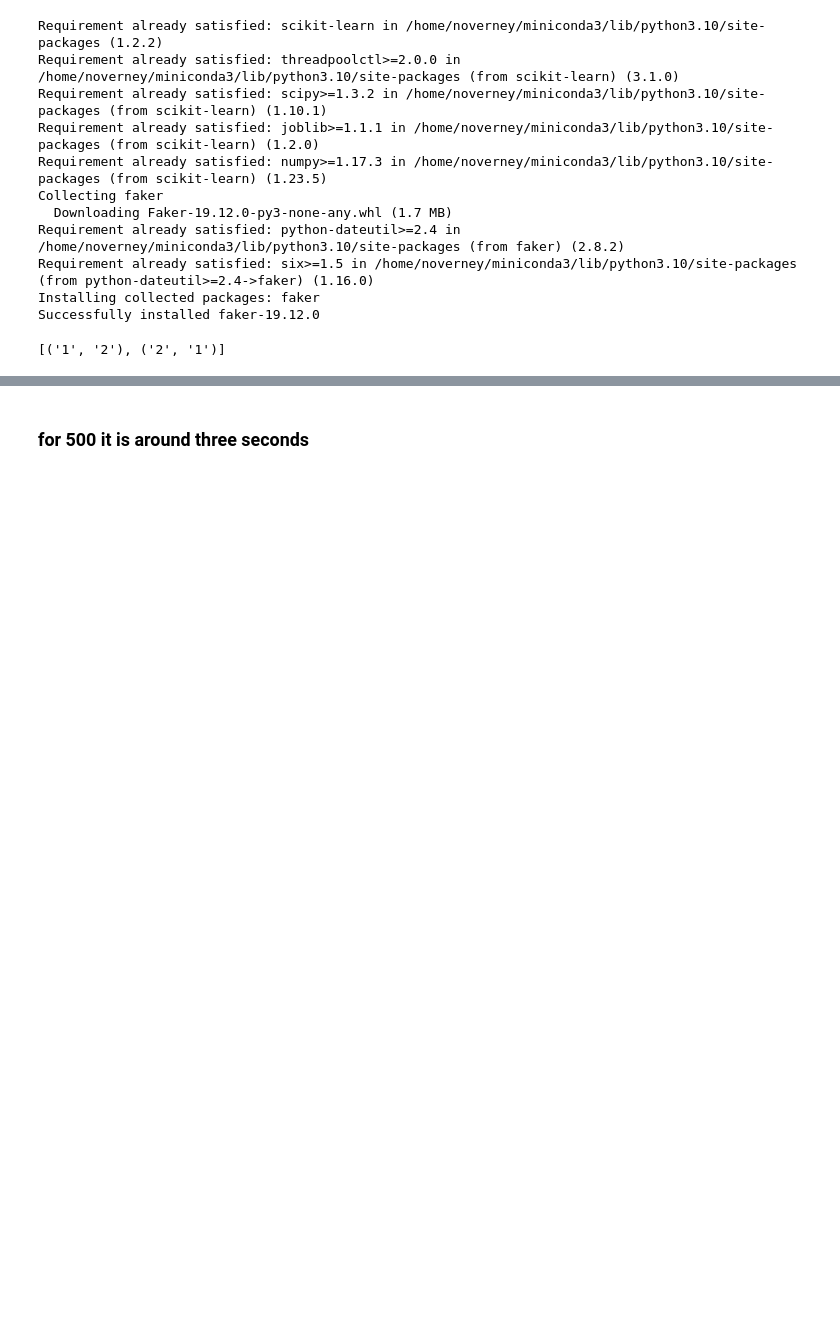
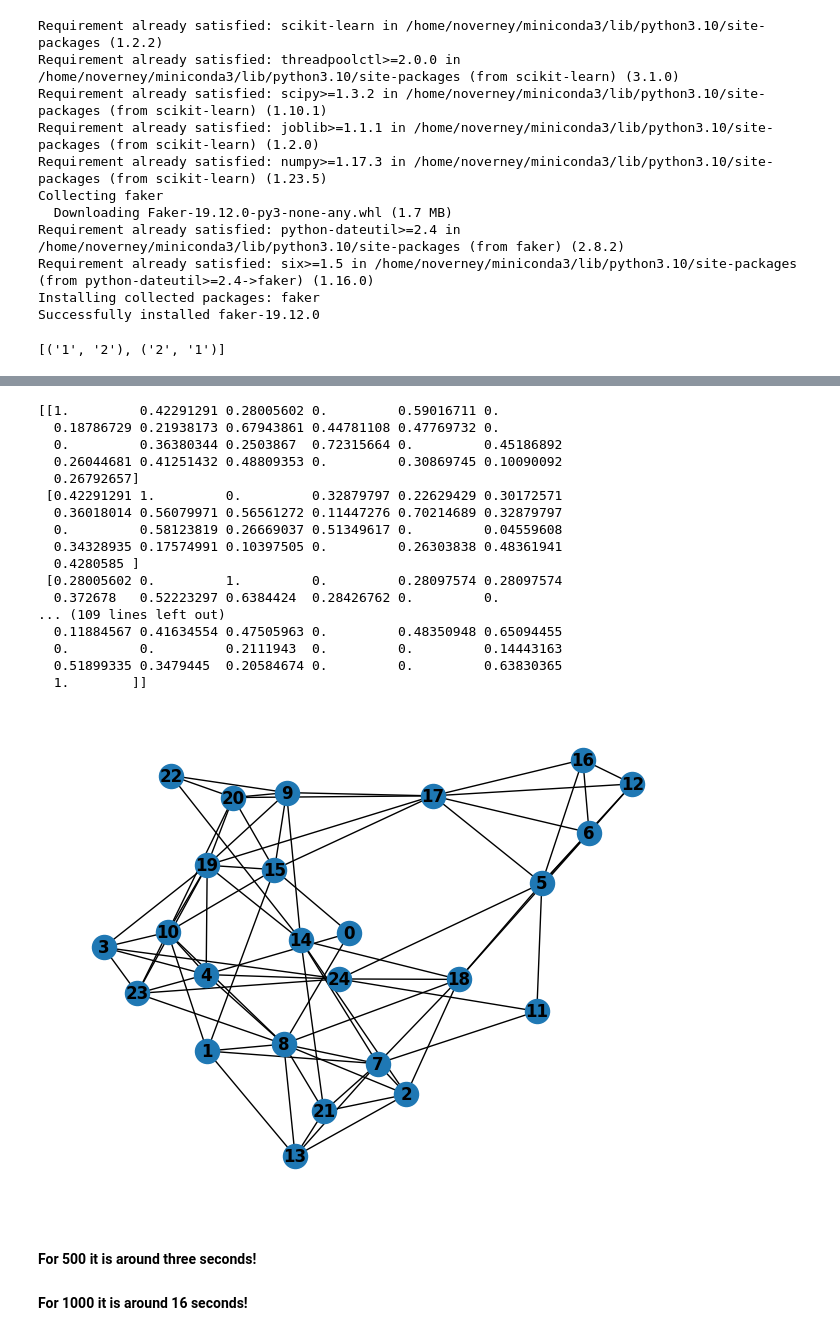
Before and after one commit to noverney/randoms, a Jupyter notebook: notebooks/playground.ipynb, the cells around one changed output, grey strips where cells are left out. Cells and saved outputs as stored; diff of their text form; code cells hidden in the pictures; blank space fills up the shorter version.

```diff
--- a/notebooks/playground.ipynb
+++ b/notebooks/playground.ipynb
@@ -114,0 +143,29 @@ print([(match1.id,match2.id)  for match1,match2 in create_matches_from_users(fak
+# %%
+# now we can think of testing for larger scenerios
+# we can do a graph of the plots
+from functions.matching_users import convert_preferences_to_matrix
+from functions.matching_users import get_preference_lists
+from sklearn.metrics.pairwise import cosine_similarity
+!pip install networkx
+
+import matplotlib.pyplot as plt
+import networkx as nx
+
+def plot_graph(num_users):
+    users = create_fake_users(num_users)
+    names = [x.id for x in users]
+    pref_matrix = convert_preferences_to_matrix([x.preferences for x in users])
+
+    user_preferences = cosine_similarity(pref_matrix)
+    # so we essentailly have name -> name weight
+    print(user_preferences)
+
+    # preference_order = get_preference_lists(names, pref_matrix)
+    #print(preference_order)
+    G = nx.Graph()
+
+    for x in range(len(user_preferences)):
+        for y in range(len(user_preferences[0])):
+            if user_preferences[x][y] >= 0.5 and x != y:
+                G.add_edge(x,y, weight=user_preferences[x][y])
+    nx.draw(G, with_labels=True, font_weight='bold')
@@ -115,2 +174,24 @@ print([(match1.id,match2.id)  for match1,match2 in create_matches_from_users(fak
+# %%
+plot_graph(25)
+# %% [output]
+[[1.         0.42291291 0.28005602 0.         0.59016711 0.
+  0.18786729 0.21938173 0.67943861 0.44781108 0.47769732 0.
+  0.         0.36380344 0.2503867  0.72315664 0.         0.45186892
+  0.26044681 0.41251432 0.48809353 0.         0.30869745 0.10090092
+  0.26792657]
+ [0.42291291 1.         0.         0.32879797 0.22629429 0.30172571
+  0.36018014 0.56079971 0.56561272 0.11447276 0.70214689 0.32879797
+  0.         0.58123819 0.26669037 0.51349617 0.         0.04559608
+  0.34328935 0.17574991 0.10397505 0.         0.26303838 0.48361941
+  0.4280585 ]
+ [0.28005602 0.         1.         0.         0.28097574 0.28097574
+  0.372678   0.52223297 0.6384424  0.28426762 0.         0.
+... (109 lines left out)
+  0.11884567 0.41634554 0.47505963 0.         0.48350948 0.65094455
+  0.         0.         0.2111943  0.         0.         0.14443163
+  0.51899335 0.3479445  0.20584674 0.         0.         0.63830365
+  1.        ]]
+[figure, added]
 # %% [markdown]
-### for 500 it is around three seconds
+#### For 500 it is around three seconds!
+#### For 1000 it is around 16 seconds!
```
Also changed, not shown: parts of 5 cells of this notebook, 44 other files.
